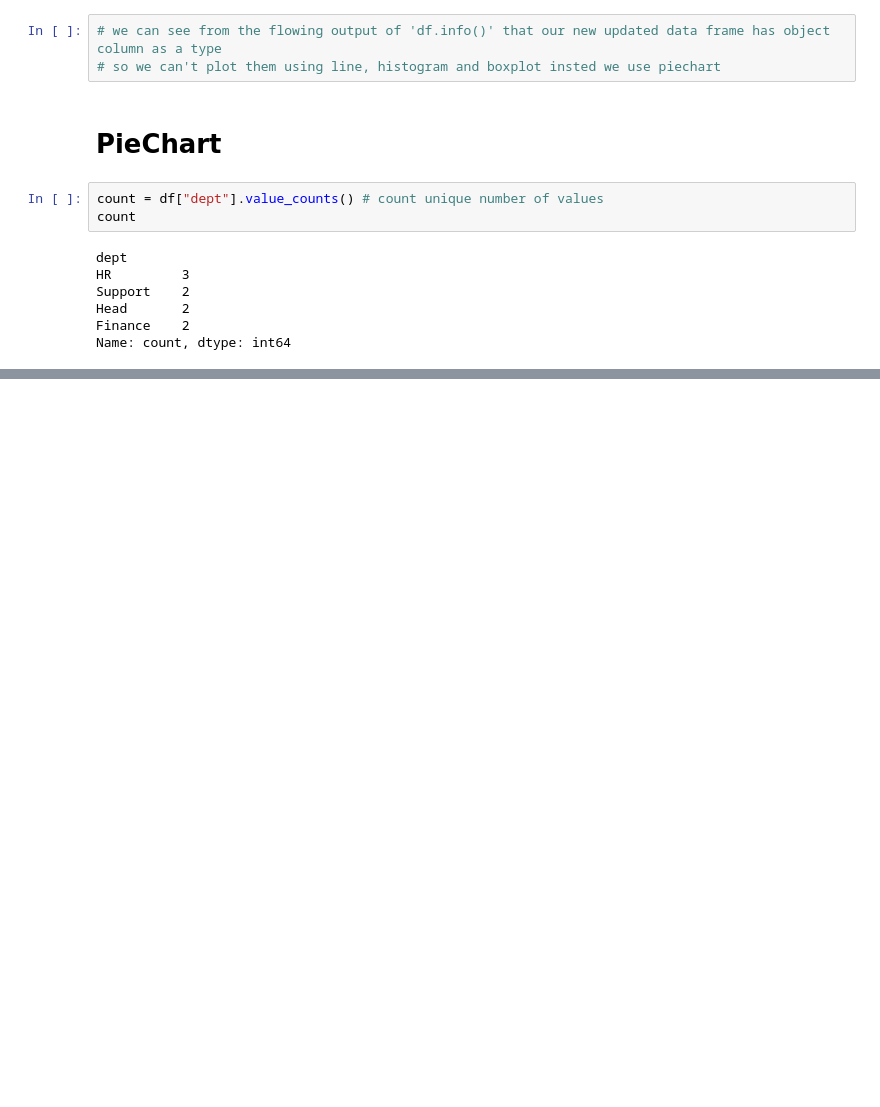
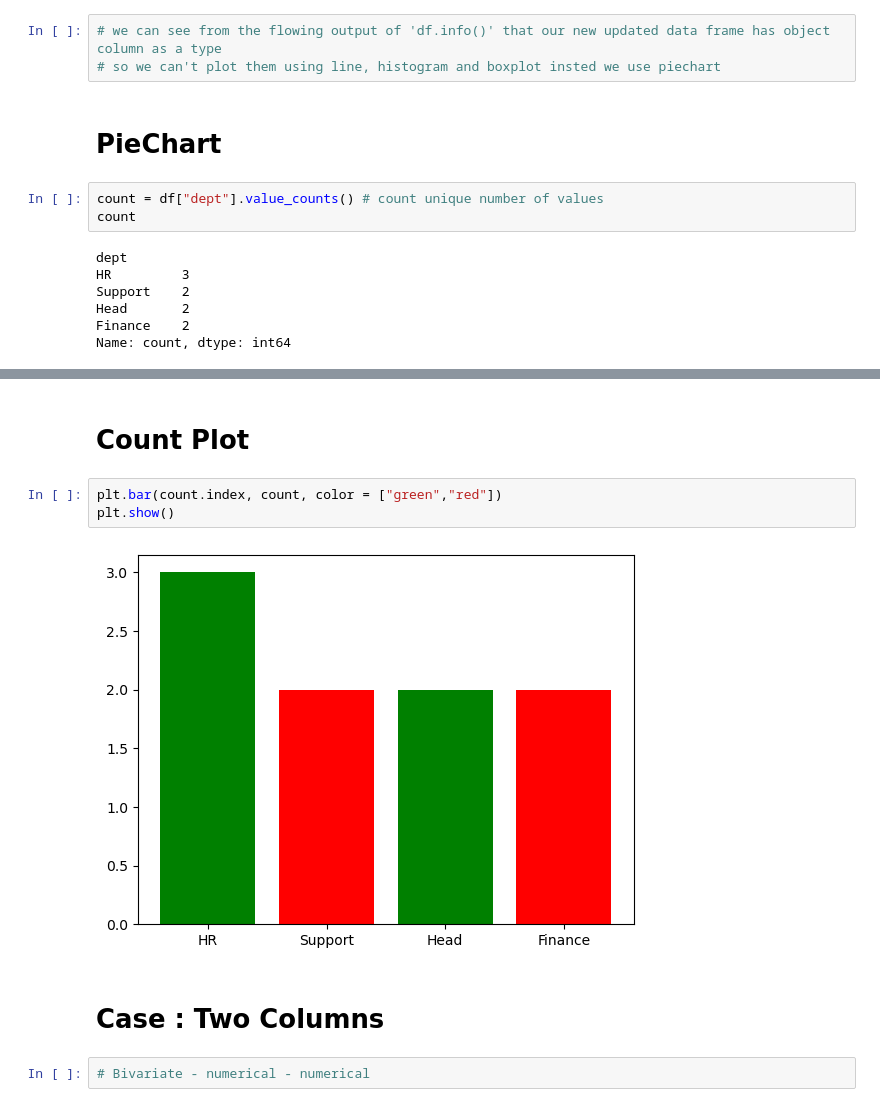
Before and after one commit to Dipakxettri/MatplotLibLearnings, a Jupyter notebook: learnings.ipynb, the cells around one changed output, grey strips where cells are left out. Cells and saved outputs as stored; diff of their text form; blank space fills up the shorter version.

```diff
--- a/learnings.ipynb
+++ b/learnings.ipynb
@@ -135,0 +136,11 @@ plt.show()
+# %% [markdown]
+# Count Plot
+# %%
+plt.bar(count.index, count, color = ["green","red"])
+plt.show()
+# %% [output]
+[figure, added]
+# %% [markdown]
+# Case : Two Columns
+# %%
+# Bivariate - numerical - numerical
```
Also changed, not shown: parts of 19 cells of this notebook.
